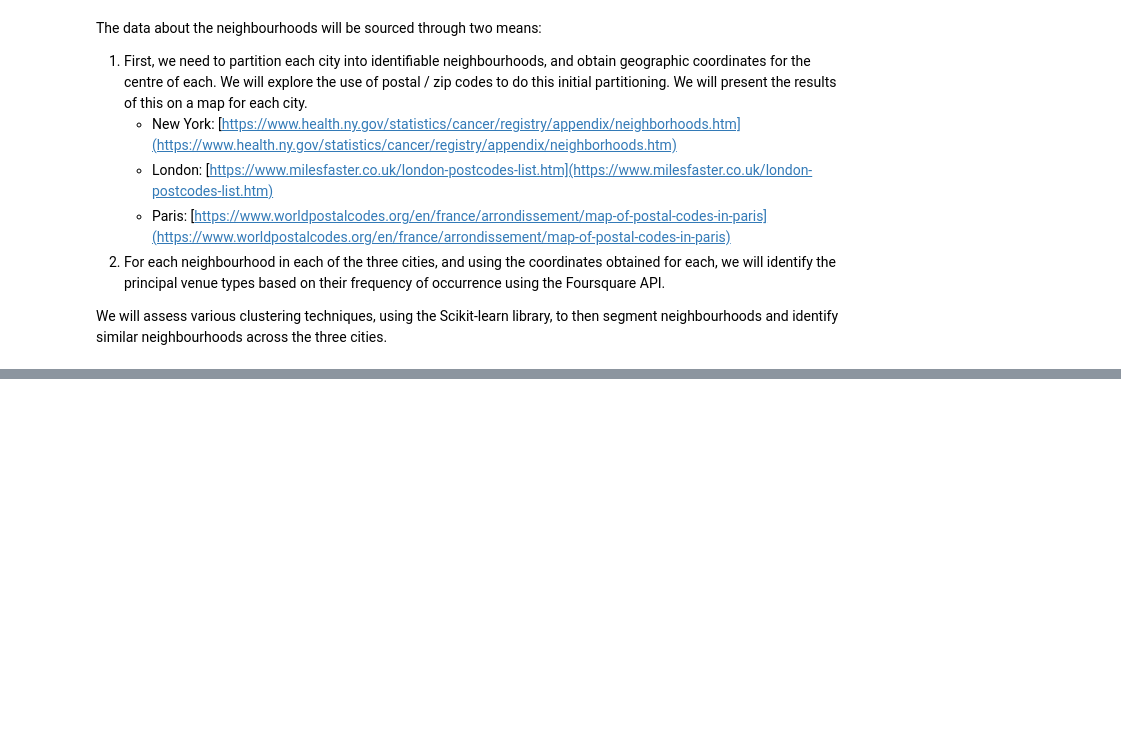
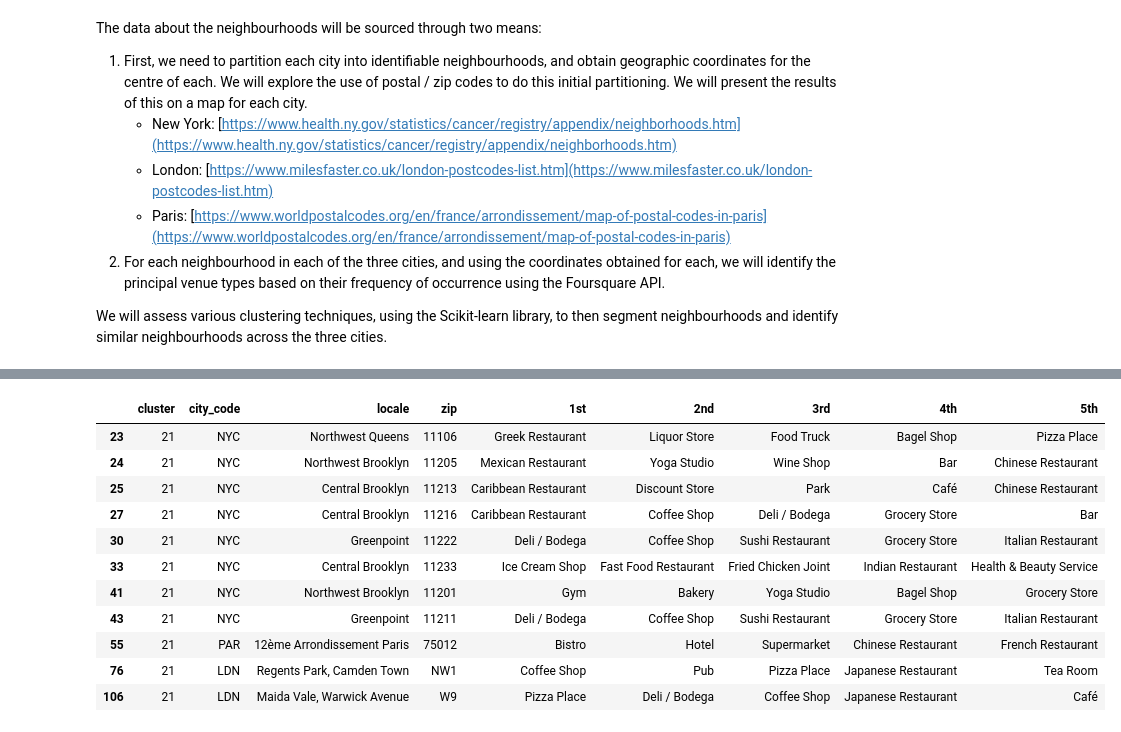
Before and after one commit to pemm8/Coursera_Capstone, a Jupyter notebook: Capstone_BattleOfNeighbourhoods.ipynb, the cells around one changed output, grey strips where cells are left out. Cells and saved outputs as stored; diff of their text form; code cells hidden in the pictures; blank space fills up the shorter version.

```diff
--- a/Capstone_BattleOfNeighbourhoods.ipynb
+++ b/Capstone_BattleOfNeighbourhoods.ipynb
@@ -24,0 +620,15 @@ We will assess various clustering techniques, using the Scikit-learn library, to
+# %%
+df_venues_sorted[df_venues_sorted['cluster'] == 21]
+# %% [output]
+|  | cluster | city_code | locale | zip | 1st | 2nd | 3rd | 4th | 5th |
+| 23 | 21 | NYC | Northwest Queens | 11106 | Greek Restaurant | Liquor Store | Food Truck | Bagel Shop | Pizza Place |
+| 24 | 21 | NYC | Northwest Brooklyn | 11205 | Mexican Restaurant | Yoga Studio | Wine Shop | Bar | Chinese Restaurant |
+| 25 | 21 | NYC | Central Brooklyn | 11213 | Caribbean Restaurant | Discount Store | Park | Café | Chinese Restaurant |
+| 27 | 21 | NYC | Central Brooklyn | 11216 | Caribbean Restaurant | Coffee Shop | Deli / Bodega | Grocery Store | Bar |
+| 30 | 21 | NYC | Greenpoint | 11222 | Deli / Bodega | Coffee Shop | Sushi Restaurant | Grocery Store | Italian Restaurant |
+| 33 | 21 | NYC | Central Brooklyn | 11233 | Ice Cream Shop | Fast Food Restaurant | Fried Chicken Joint | Indian Restaurant | Health & Beauty Service |
+| 41 | 21 | NYC | Northwest Brooklyn | 11201 | Gym | Bakery | Yoga Studio | Bagel Shop | Grocery Store |
+| 43 | 21 | NYC | Greenpoint | 11211 | Deli / Bodega | Coffee Shop | Sushi Restaurant | Grocery Store | Italian Restaurant |
+| 55 | 21 | PAR | 12ème Arrondissement Paris | 75012 | Bistro | Hotel | Supermarket | Chinese Restaurant | French Restaurant |
+| 76 | 21 | LDN | Regents Park, Camden Town | NW1 | Coffee Shop | Pub | Pizza Place | Japanese Restaurant | Tea Room |
+| 106 | 21 | LDN | Maida Vale, Warwick Avenue | W9 | Pizza Place | Deli / Bodega | Coffee Shop | Japanese Restaurant | Café |
```
Also changed, not shown: parts of 85 cells of this notebook, 6 other files.
